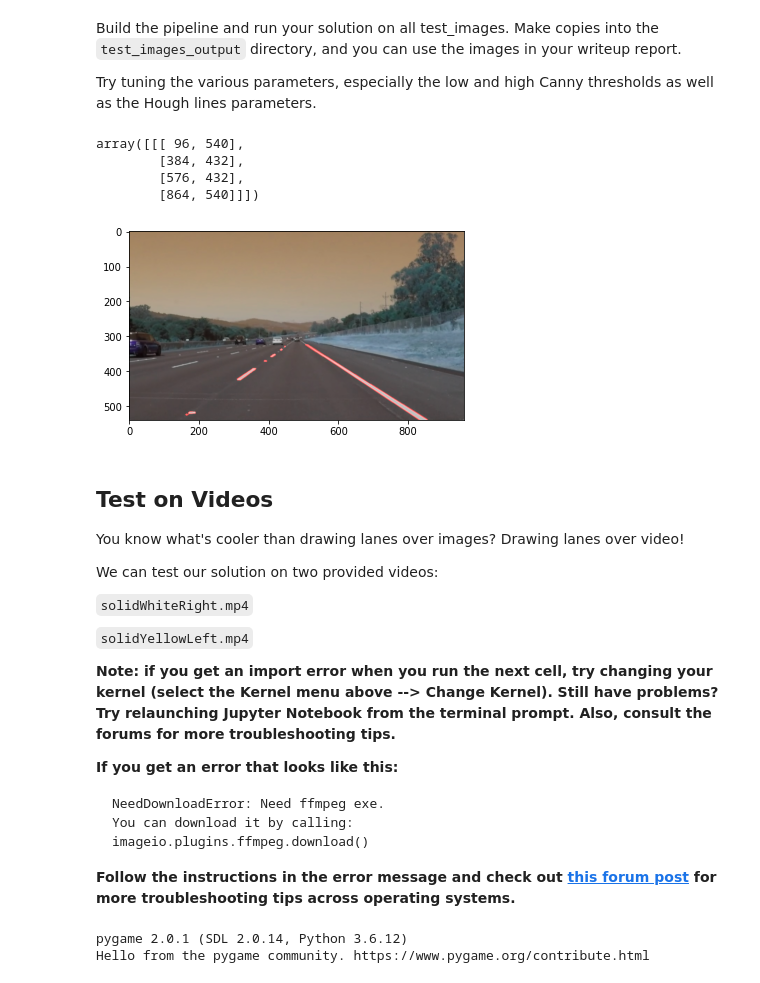
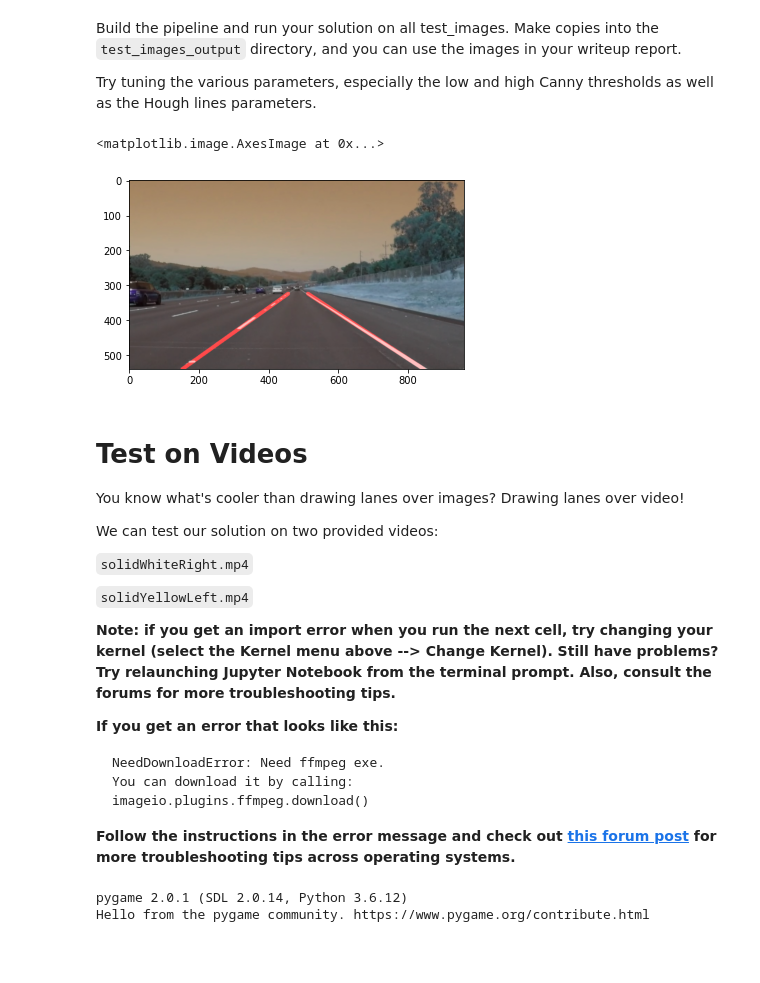
Before and after one commit to vamiq06/CarND-LaneLines-P1, a Jupyter notebook: P1.ipynb, the cells around one changed output. Cells and saved outputs as stored; diff of their text form; code cells hidden in the pictures; blank space fills up the shorter version.

Commit message:
Last_commit
Successfully drew the single line

```diff
--- a/P1.ipynb
+++ b/P1.ipynb
@@ -196,34 +247,27 @@ Try tuning the various parameters, especially the low and high Canny thresholds
 # %%
 # TODO: Build your pipeline that will draw lane lines on the test_images
 # then save them to the test_images_output directory.
 image1 = cv2.imread('test_images/solidWhiteRight.jpg')
 image = grayscale(image1)
 kernel_size = 3
 image = gaussian_blur(image, kernel_size)
 image = canny(image, 100, 220)
-#vertices = np.array([[[int(image.shape[1]*0.1), image.shape[0]],[int(image.shape[1]*0.5), int(image.shape[0]*0.5)],[int(image.shape[1]*0.9), image.shape[0]]]])
 vertices = np.array([[[int(image.shape[1]*0.1), image.shape[0]],[int(image.shape[1]*0.45), int(image.shape[0]*0.6)],[int(image.shape[1]*0.55), int(image.shape[0]*0.6)],[int(image.shape[1]*0.9), image.shape[0]]]])
 image = region_of_interest(image, vertices)
 rho = 1 # distance resolution in pixels of the Hough grid
 theta = np.pi/150 # angular resolution in radians of the Hough grid
 threshold = 5   # minimum number of votes (intersections in Hough grid cell)
-min_line_len = 2 #minimum number of pixels making up a line
+min_line_len = 20 #minimum number of pixels making up a line
 max_line_gap = 2   # maximum gap in pixels between connectable line segments
-line_image = hough_lines(image, rho, theta, threshold, min_line_len, max_line_gap)
+line_image = hough_lines(image, rho, theta, threshold, min_line_len, max_line_gap)#original
 image = weighted_img(line_image, image1, α=0.8, β=1., γ=0.)
-#plt.imshow(line_image)
+
 plt.imshow(image)
-
-vertices = np.array([[[int(image.shape[1]*0.1), image.shape[0]],[int(image.shape[1]*0.4), int(image.shape[0]*0.8)],[int(image.shape[1]*0.6), int(image.shape[0]*0.8)],[int(image.shape[1]*0.9), image.shape[0]]]])
-vertices
 # %% [output]
-array([[[ 96, 540],
-        [384, 432],
-        [576, 432],
-        [864, 540]]])
+<matplotlib.image.AxesImage at 0x...>
-[figure, old version]
+[figure, new version]
 # %% [markdown]
-## Test on Videos
+# Test on Videos
 
 You know what's cooler than drawing lanes over images? Drawing lanes over video!
 
```
Also changed, not shown: parts of 5 cells of this notebook, 5 other files.
